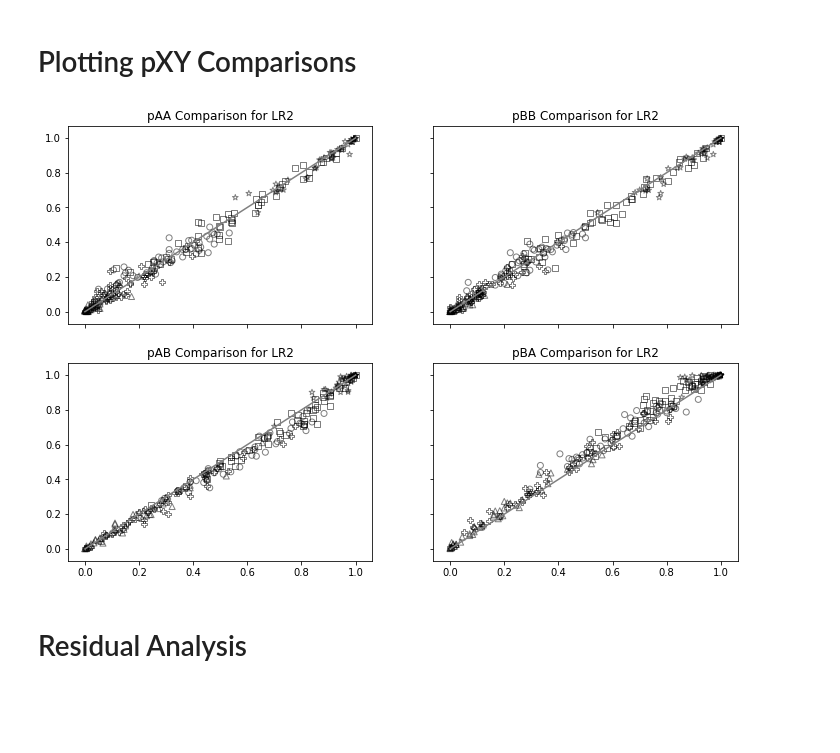
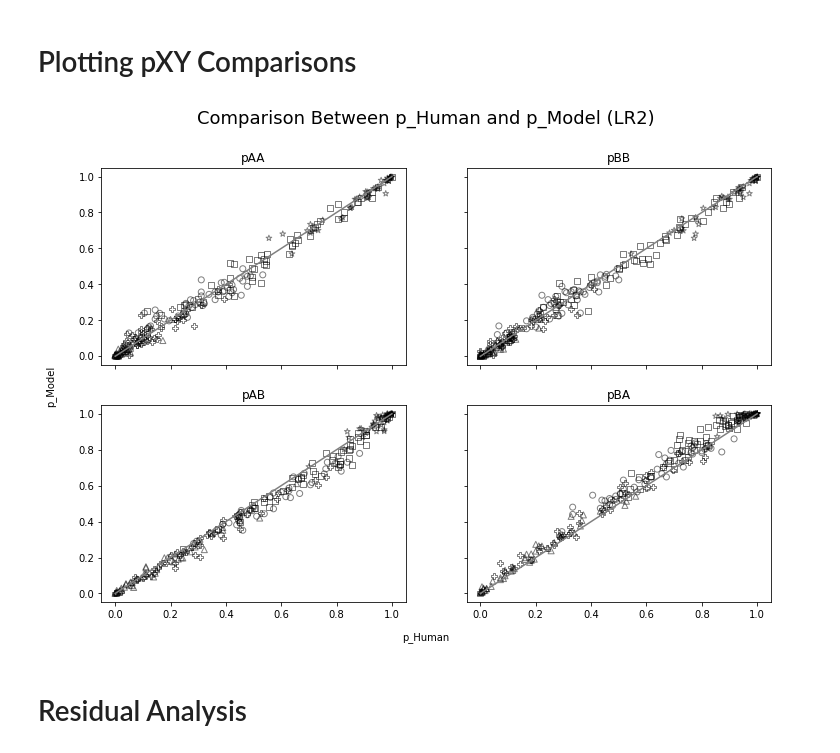
Before and after one commit to alexxyu/decision-modeling, a Jupyter notebook: Model Categorization and Analysis.ipynb, the cells around one changed output. Saved outputs shown, nothing was run; the diff lists cells and outputs as text; code cells hidden in the pictures; blank space fills up the shorter version.

Commit message:
Standardize and clean up figure-making

```diff
--- a/Model Categorization and Analysis.ipynb
+++ b/Model Categorization and Analysis.ipynb
@@ -134,10 +152,11 @@ for f in files:
 # Plotting pXY Comparisons
 # %%
 model_name = 'lr2'
-num_ratings = 5
+ratings_threshold = 1.0
+
 num_blocks = 10
-
 types = ['AA', 'BB', 'AB', 'BA']
+p_data = pd.read_csv('p_data.csv', index_col="Subject")
 fig, axes = plt.subplots(2, 2, sharex=True, sharey=True, figsize=(12, 8))
 
 for t, ax in zip(types, axes.flat):
@@ -154,36 +173,45 @@ for t, ax in zip(types, axes.flat):
 
     types = ['AA', 'BB', 'AB', 'BA']
     markers = ['^', 'P', 'o', 's', '*']
     pXY_human = {i:[] for i in range(1, 6)}
     pXY_model = {i:[] for i in range(1, 6)}
 
     for f_human, f_model in zip(files_human, files_model):
 
         dat = loadmat(f_human)
         model_dat = pd.read_csv(f_model, index_col = 0)
+        subject = f_human[max(f_human.rfind('/'), f_human.rfind('\\'))+1:f_human.find('.')]
+
+        num_ratings = 0
+        for i in range(1, 6):
+            if p_data.loc[subject][f'PF{i}'] <= ratings_threshold:
+                num_ratings += 1
 
         real_ratings = []
         for rating in range(num_ratings):
             tmp_check = np.concatenate([dat[f'p_{x}_{rating+1}Diff'][0] for x in types])
             if np.all(tmp_check == 0) or np.all(tmp_check == 1):
                 continue
             if rating > 0 and rating < 5 and all([np.all(dat[f'p_{t}_{rating+1}Diff'][0] == dat[f'p_{t}_{rating}Diff'][0]) for t in types]):
                 continue
 
             pXY_human[rating+1].append(np.mean(dat[f'p_{t}_{rating+1}Diff'][0]))
             real_ratings.append(rating)
 
         for n, rating in enumerate(real_ratings):
             pXY_model[rating+1].append(np.mean(model_dat[f'p{t}'][num_blocks*n:num_blocks*(n+1)]))
 
     ax.plot([0, 1], [0, 1], linestyle='-', c='gray')
     for m, pH, pM in zip(markers, pXY_human.values(), pXY_model.values()):
         ax.scatter(pH, pM, edgecolors='black', facecolors='none', marker=m, alpha=0.5)
-        ax.set_title(f'p{t} Comparison for {model_name.upper()}')
+        ax.set_title(f'p{t}')
 
-#fig.savefig('DF2_comparison.png')
+fig.suptitle(f'Comparison Between p_Human and p_Model ({model_name.upper()})', fontsize=18)
+fig.text(0.5, 0.06, 'p_Human', ha='center')
+fig.text(0.06, 0.5, 'p_Model', va='center', rotation='vertical')
+fig.savefig(f'results/{model_name[:2]}/{model_name.upper()}_comparison.svg')
 # %% [output]
-[figure, old version]
+[figure, new version]
 # %% [markdown]
 # Residual Analysis
 # %% [markdown]
```
Also changed, not shown: parts of 6 cells of this notebook.
